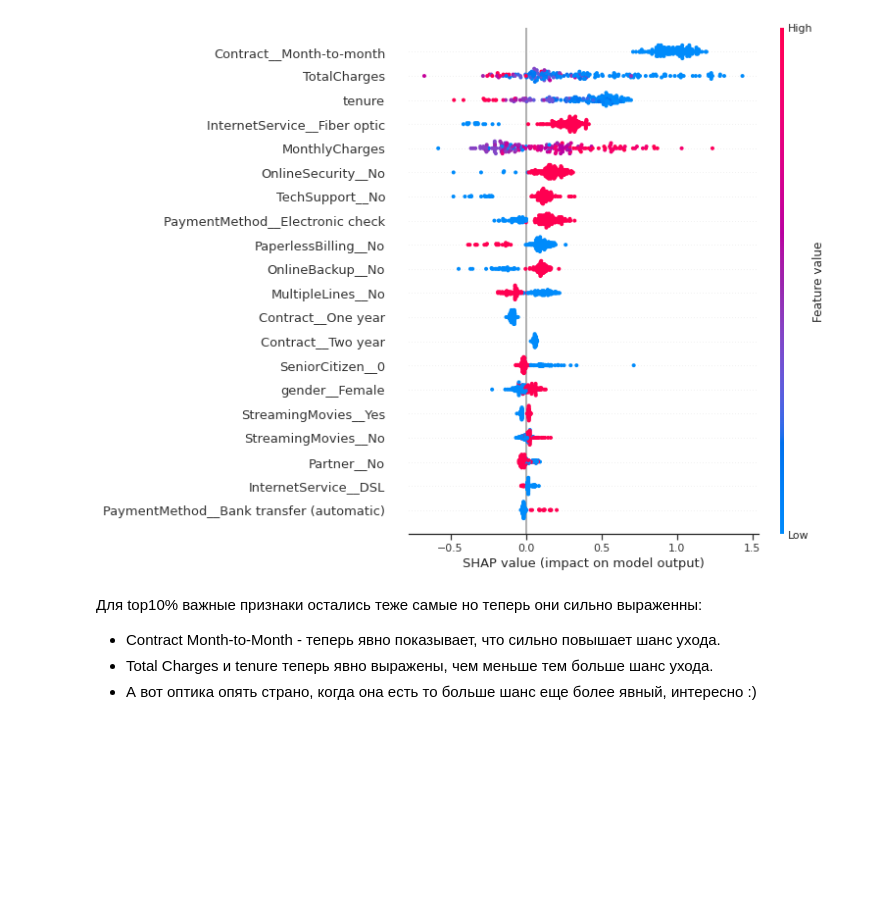
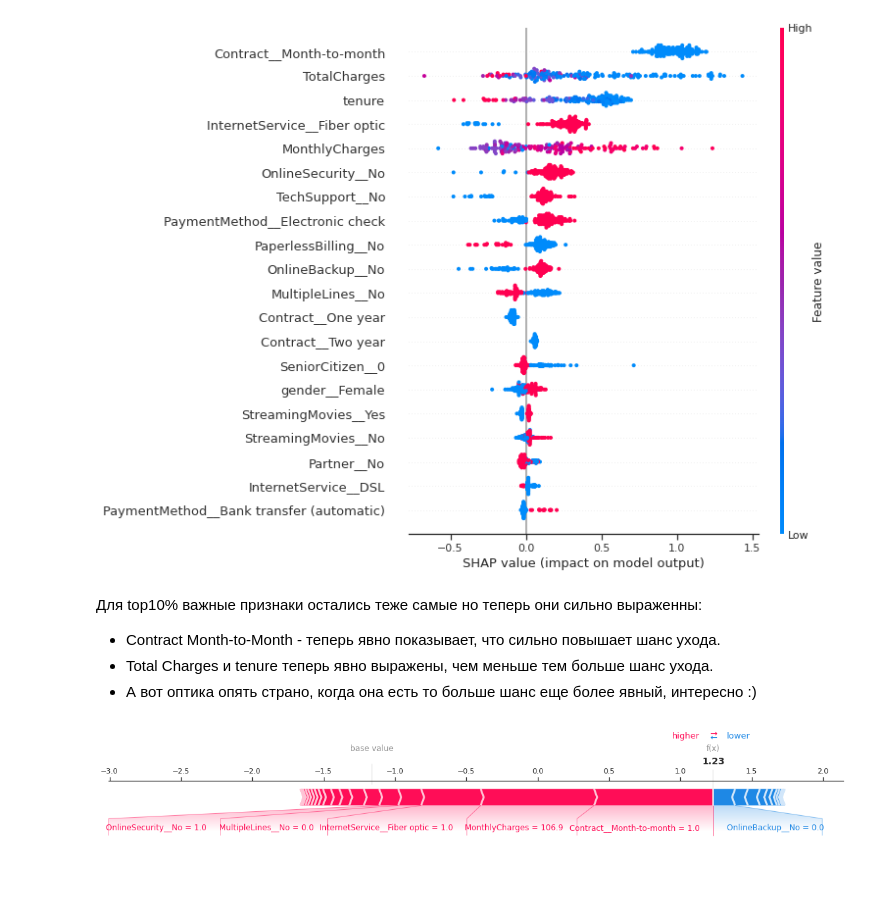
Before and after one commit to Domasniy/recsys, a Jupyter notebook: lesson7/HW7.ipynb, the cells around one changed output. Cells and saved outputs as stored; diff of their text form; code cells hidden in the pictures; blank space fills up the shorter version.

```diff
--- a/lesson7/HW7.ipynb
+++ b/lesson7/HW7.ipynb
@@ -269,3 +269,7 @@ shap.summary_plot(shap_values_top, shap_df_top10)
 - Contract Month-to-Month - теперь явно показывает, что сильно повышает шанс ухода.
 - Total Charges и tenure теперь явно выражены, чем меньше тем больше шанс ухода.
 - А вот оптика опять страно, когда она есть то больше шанс еще более явный, интересно :)
+# %%
+shap.force_plot(explainer.expected_value, shap_values[0, :], shap_df.iloc[0, :], matplotlib=True)
+# %% [output]
+[figure, added]
```
Also changed, not shown: parts of 1 cell of this notebook.
